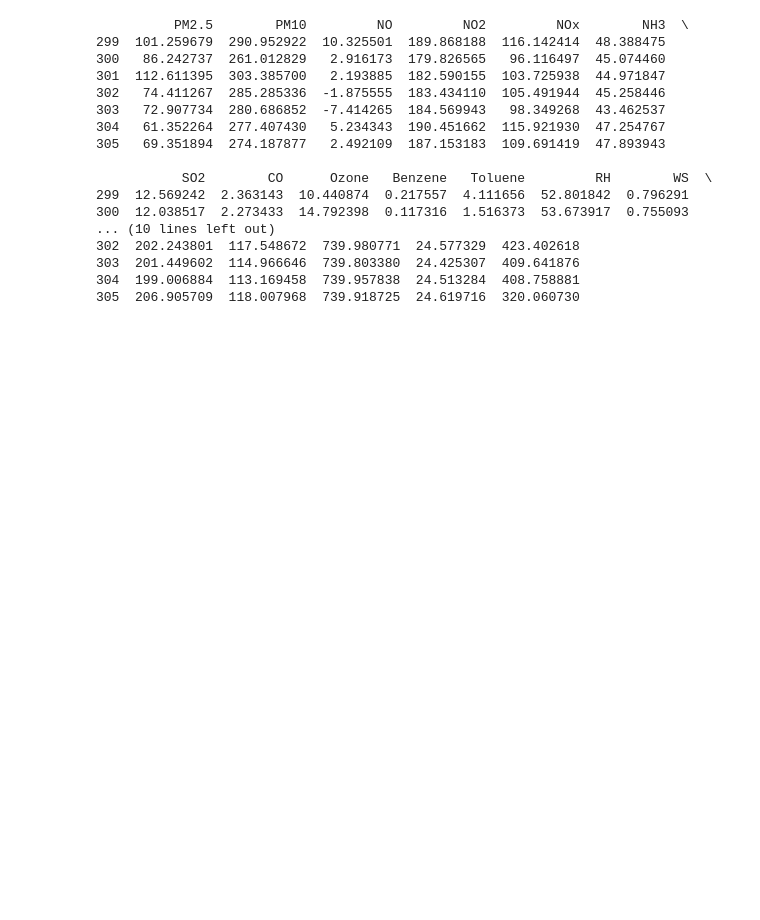
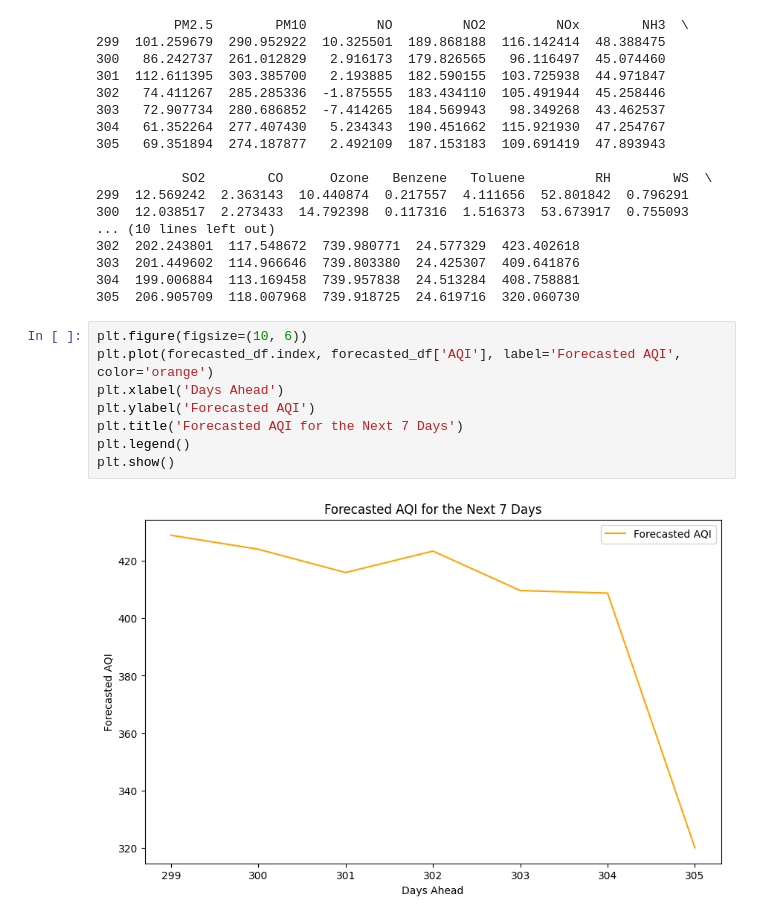
Before and after one commit to RebelAKL/Analysing-air-quality-using-various-ML-algorithms, a Jupyter notebook: aqi_analysis(lr_rf_xgboost).ipynb, the cells around one changed output. Saved outputs shown, nothing was run; the diff lists cells and outputs as text; blank space fills up the shorter version.

```diff
--- a/aqi_analysis(lr_rf_xgboost).ipynb
+++ b/aqi_analysis(lr_rf_xgboost).ipynb
@@ -215,3 +217,13 @@ print(forecasted_df)
 303  201.449602  114.966646  739.803380  24.425307  409.641876
 304  199.006884  113.169458  739.957838  24.513284  408.758881
 305  206.905709  118.007968  739.918725  24.619716  320.060730
+# %%
+plt.figure(figsize=(10, 6))
+plt.plot(forecasted_df.index, forecasted_df['AQI'], label='Forecasted AQI', color='orange')
+plt.xlabel('Days Ahead')
+plt.ylabel('Forecasted AQI')
+plt.title('Forecasted AQI for the Next 7 Days')
+plt.legend()
+plt.show()
+# %% [output]
+[figure, added]
```
Also changed, not shown: parts of 2 cells of this notebook.
